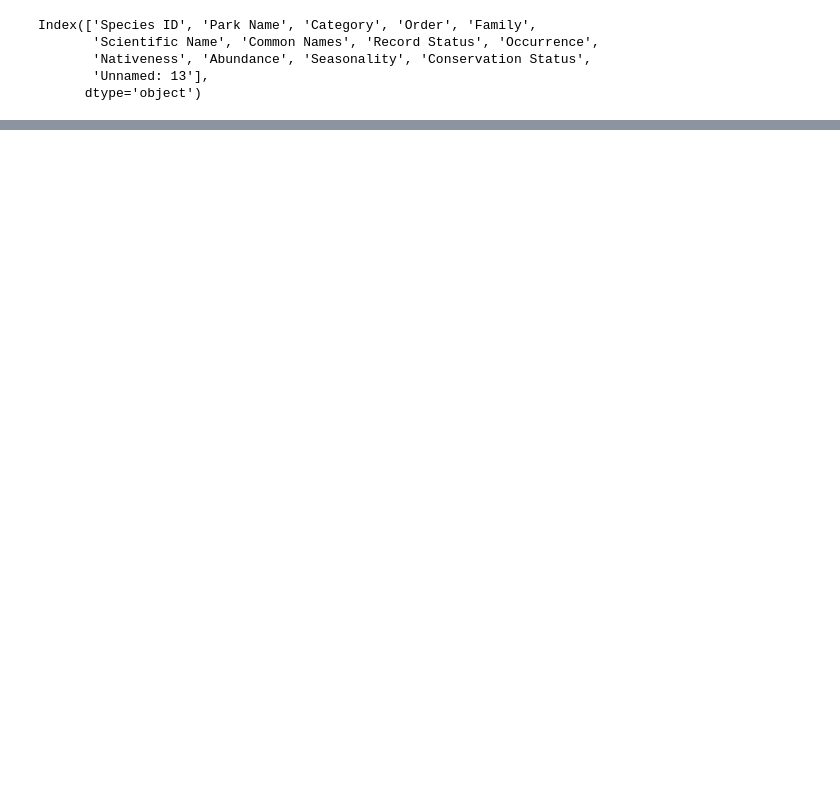
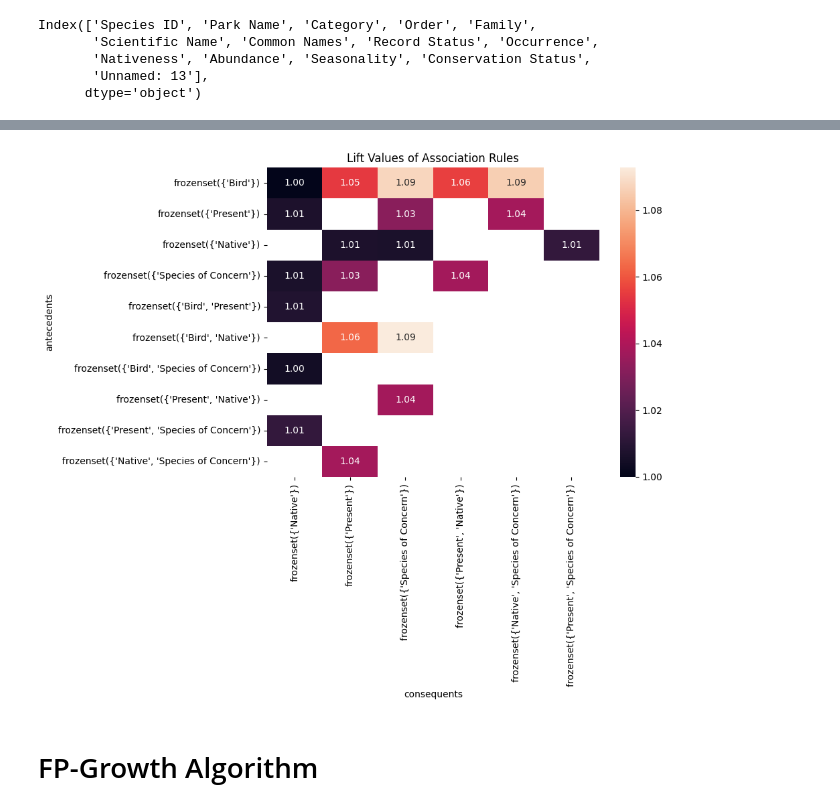
Before and after one commit to Arslan374/BDA-Assing-1, a Jupyter notebook: Assing-1.ipynb, the cells around one changed output, grey strips where cells are left out. Cells and saved outputs as stored; diff of their text form; code cells hidden in the pictures; blank space fills up the shorter version.

```diff
--- a/Assing-1.ipynb
+++ b/Assing-1.ipynb
@@ -150 +133,14 @@ if 'lift' in rules_fpgrowth.columns:
+# %%
+# Create a pivot table
+pivot_table = rules_apriori.pivot(index='antecedents', columns='consequents', values='lift')
+
+# Heatmap for lift values
+plt.figure(figsize=(8, 6))
+sns.heatmap(pivot_table, annot=True, fmt=".2f")
+plt.title('Lift Values of Association Rules')
+plt.show()
+# %% [output]
+[figure, added]
+# %% [markdown]
+# FP-Growth Algorithm
 # %%
```
Also changed, not shown: parts of 12 cells of this notebook.
